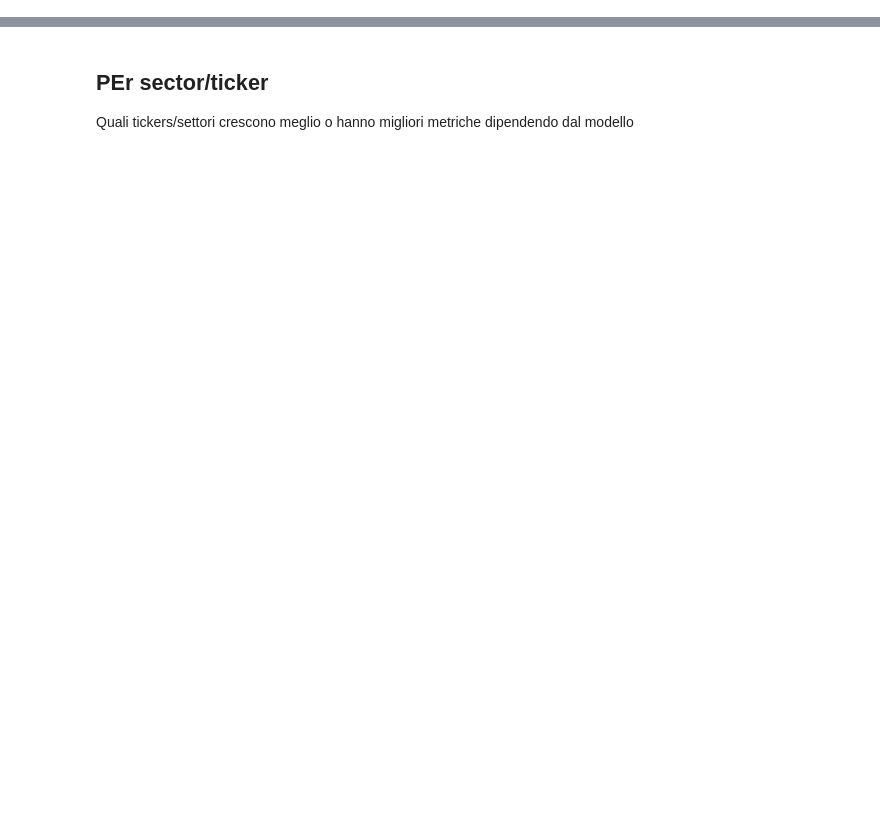
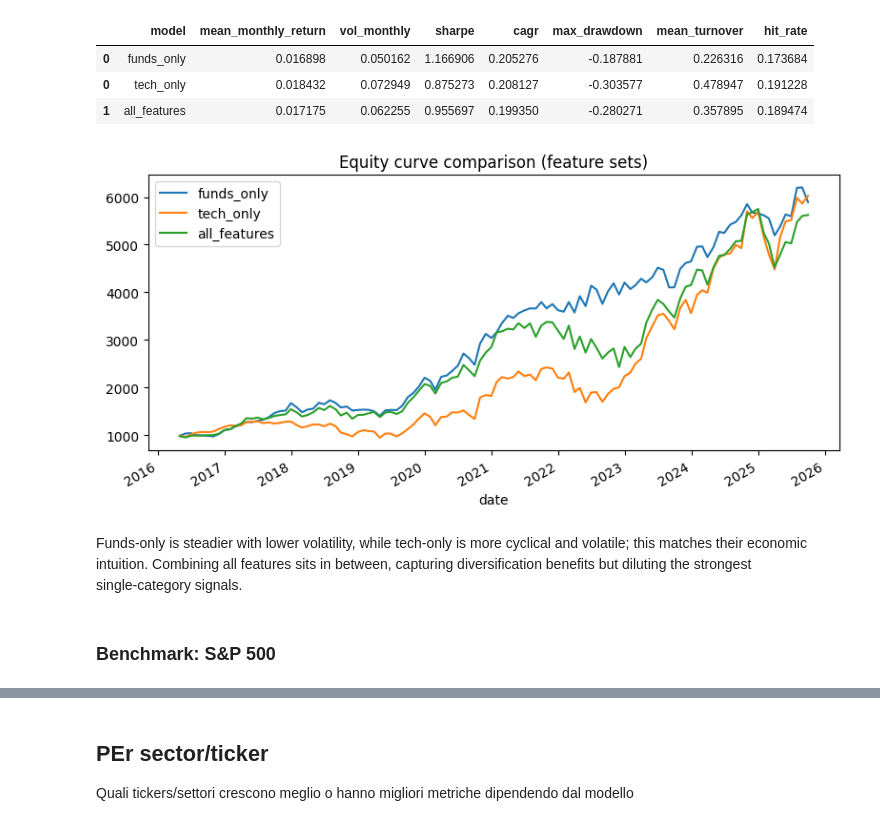
Before and after one commit to IgorDragone/hybrid-stock-prediction-thesis, a Jupyter notebook: notebooks/04_robustness.ipynb, the cells around one changed output, grey strips where cells are left out. Drawn from its saved outputs; the diff is of its cells as text; code cells hidden in the pictures; blank space fills up the shorter version.

```diff
--- a/notebooks/04_robustness.ipynb
+++ b/notebooks/04_robustness.ipynb
@@ -189,0 +157,44 @@ temporal stability, sectors strenght,
+# %%
+fund_cols = [c for c in features_all if c.endswith('_pr') and any(k in c for k in ['roe','roa','margin','growth','debt','coverage','turnover','fcf','delta'])]
+tech_cols = [c for c in features_all if c in ['mom12_pr','mom6_pr','mom3_pr','trend_ratio_pr','vol_pr','vol_ratio_pr']]
+
+# funds only
+oos_fund = run_model('target_3m', 'score_fund', fund_cols)
+summary_fund, artifacts_fund = backtest_from_scores(oos_fund, {'funds_only': 'score_fund'}, bt_cfg)
+
+# tech only
+oos_tech = run_model('target_3m', 'score_tech', tech_cols)
+summary_tech, artifacts_tech = backtest_from_scores(oos_tech, {'tech_only': 'score_tech'}, bt_cfg)
+
+# both (reuse base model)
+summary_all = summary_base[summary_base['model'] == 'ridge_base'].copy()
+summary_all['model'] = 'all_features'
+artifacts_all = {'all_features': artifacts_base['ridge_base']}
+
+summary_ft = pd.concat([summary_fund, summary_tech, summary_all])
+display(summary_ft)
+# %% [output]
+|  | model | mean_monthly_return | vol_monthly | sharpe | cagr | max_drawdown | mean_turnover | hit_rate |
+| 0 | funds_only | 0.016898 | 0.050162 | 1.166906 | 0.205276 | -0.187881 | 0.226316 | 0.173684 |
+| 0 | tech_only | 0.018432 | 0.072949 | 0.875273 | 0.208127 | -0.303577 | 0.478947 | 0.191228 |
+| 1 | all_features | 0.017175 | 0.062255 | 0.955697 | 0.199350 | -0.280271 | 0.357895 | 0.189474 |
+# %%
+# Equity curve: funds vs tech vs all features
+curves = {
+    'funds_only': artifacts_fund['funds_only']['equity'],
+    'tech_only': artifacts_tech['tech_only']['equity'],
+    'all_features': artifacts_all['all_features']['equity'],
+}
+plt.figure(figsize=(8, 4))
+for name, eq in curves.items():
+    (eq * 1000).plot(label=name)
+plt.title('Equity curve comparison (feature sets)')
+plt.legend()
+plt.tight_layout()
+# %% [output]
+[figure, added]
+# %% [markdown]
+Funds‑only is steadier with lower volatility, while tech‑only is more cyclical and volatile; this matches their economic intuition.
+Combining all features sits in between, capturing diversification benefits but diluting the strongest single‑category signals.
+# %% [markdown]
+### Benchmark: S&P 500
```
Also changed, not shown: parts of 66 cells of this notebook, 4 other files.
